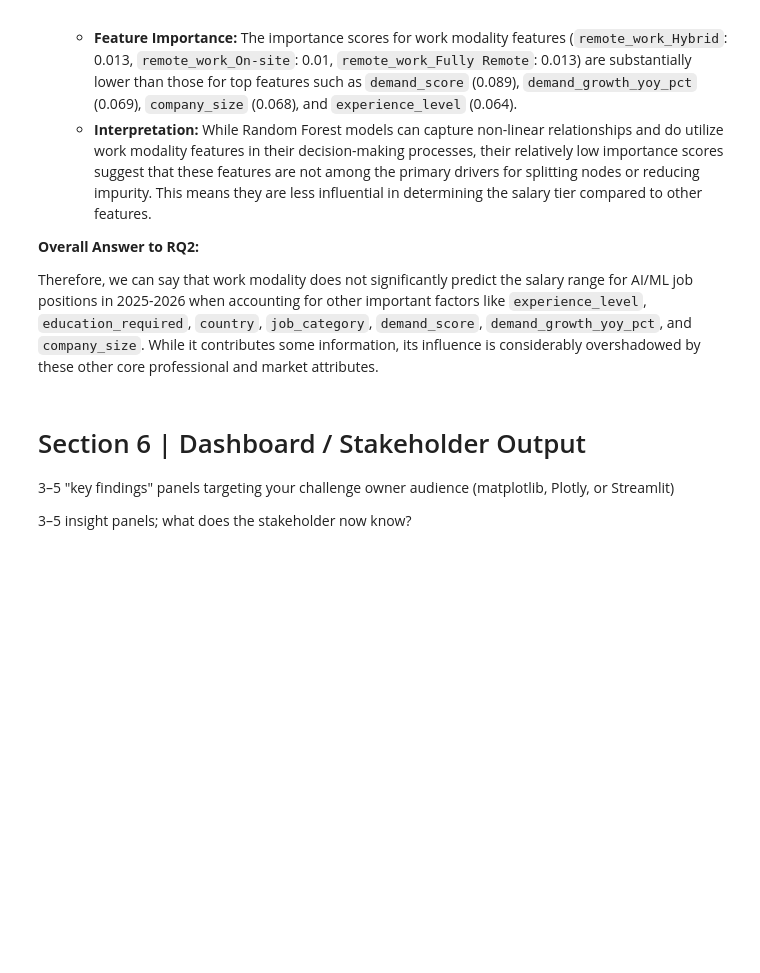
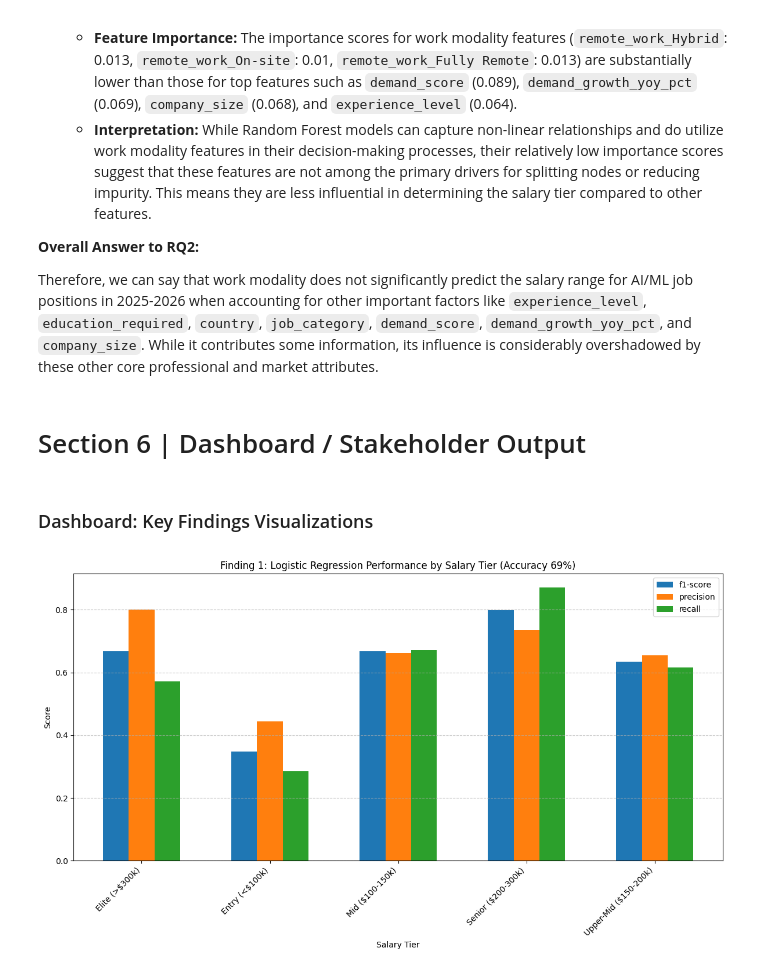
Before and after one commit to uliazaman02/AI_Jobs_Market, a Jupyter notebook: Part_2.ipynb, the cells around one changed output. Saved outputs shown, nothing was run; the diff lists cells and outputs as text; code cells hidden in the pictures; blank space fills up the shorter version.

```diff
--- a/Final_Project_Part_2.ipynb
+++ b/Part_2.ipynb
@@ -960,9 +960,36 @@ Both models consistently indicate that **work modality does not significantly pr
 **Overall Answer to RQ2:**
 
 Therefore, we can say that work modality does not significantly predict the salary range for AI/ML job positions in 2025-2026 when accounting for other important factors like `experience_level`, `education_required`, `country`, `job_category`, `demand_score`, `demand_growth_yoy_pct`, and `company_size`. While it contributes some information, its influence is considerably overshadowed by these other core professional and market attributes.
-# %% [markdown]
-# Section 6 | Dashboard / Stakeholder Output
-
-3–5 "key findings" panels targeting your challenge owner audience (matplotlib, Plotly, or Streamlit)
-
-3–5 insight panels; what does the stakeholder now know?
+# %% [markdown]
+# Section 6 | Dashboard / Stakeholder Output
+# %% [markdown]
+### Dashboard: Key Findings Visualizations
+# %%
+# Assuming y_test and y_pred_log_reg are available from previous cells
+report_dict = classification_report(y_test, y_pred_log_reg, output_dict=True)
+df_report = pd.DataFrame(report_dict).transpose()
+
+# Filter out 'accuracy', 'macro avg', 'weighted avg' for individual class scores
+df_class_report = df_report.iloc[:-3]
+
+# Plotting Accuracy and F1-scores per class
+fig, ax = plt.subplots(figsize=(12, 7))
+
+metrics = ['f1-score', 'precision', 'recall']
+bar_width = 0.2
+index = range(len(df_class_report.index))
+
+for i, metric in enumerate(metrics):
+    ax.bar([p + i * bar_width for p in index], df_class_report[metric], bar_width, label=metric)
+
+ax.set_xlabel('Salary Tier')
+ax.set_ylabel('Score')
+ax.set_title('Finding 1: Logistic Regression Performance by Salary Tier (Accuracy 69%)')
+ax.set_xticks([p + bar_width * (len(metrics) - 1) / 2 for p in index])
+ax.set_xticklabels(df_class_report.index, rotation=45, ha='right')
+ax.legend()
+ax.grid(axis='y', linestyle='--', alpha=0.7)
+plt.tight_layout()
+plt.show()
+# %% [output]
+[figure, added]
```
Also changed, not shown: parts of 7 cells of this notebook, 1 other file.
